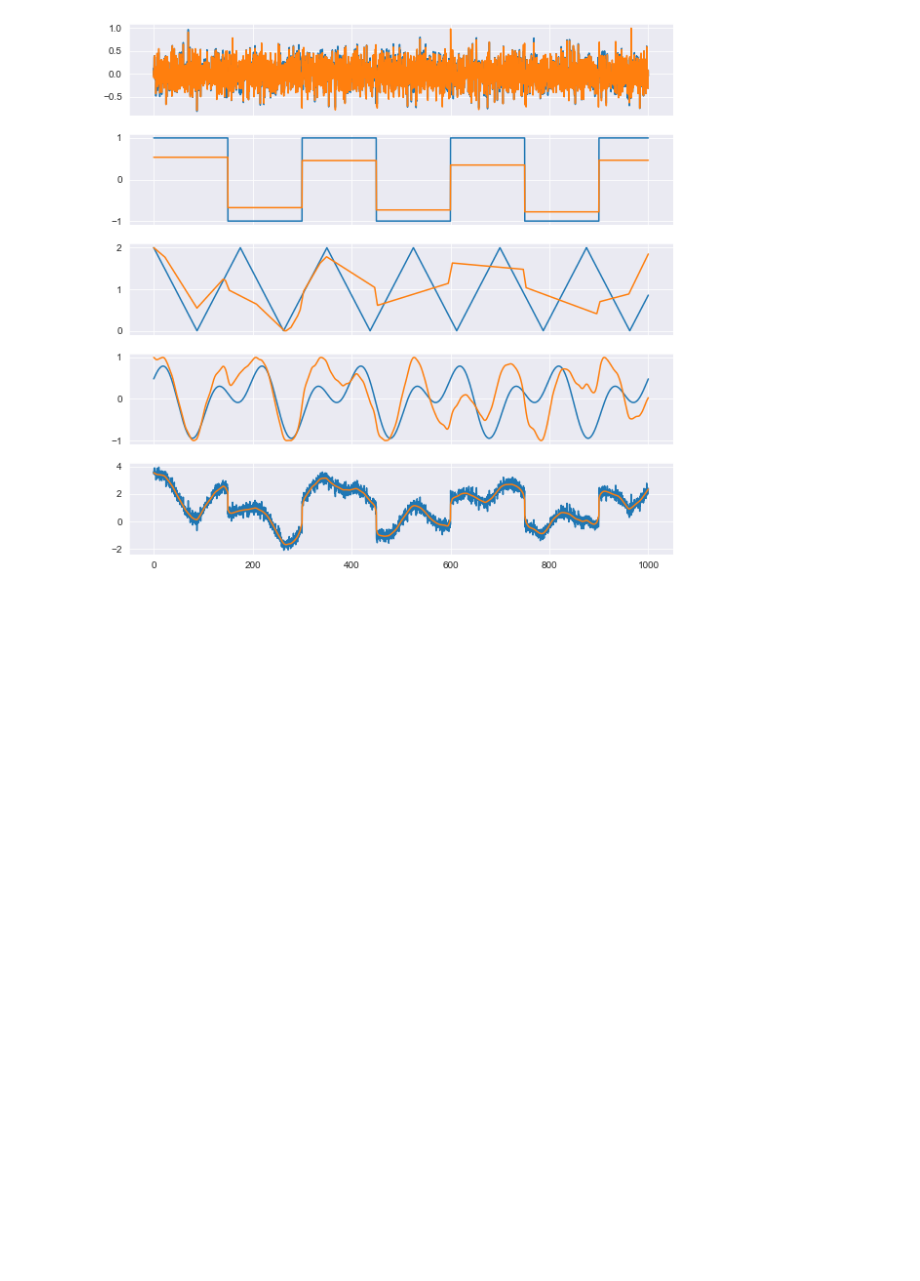
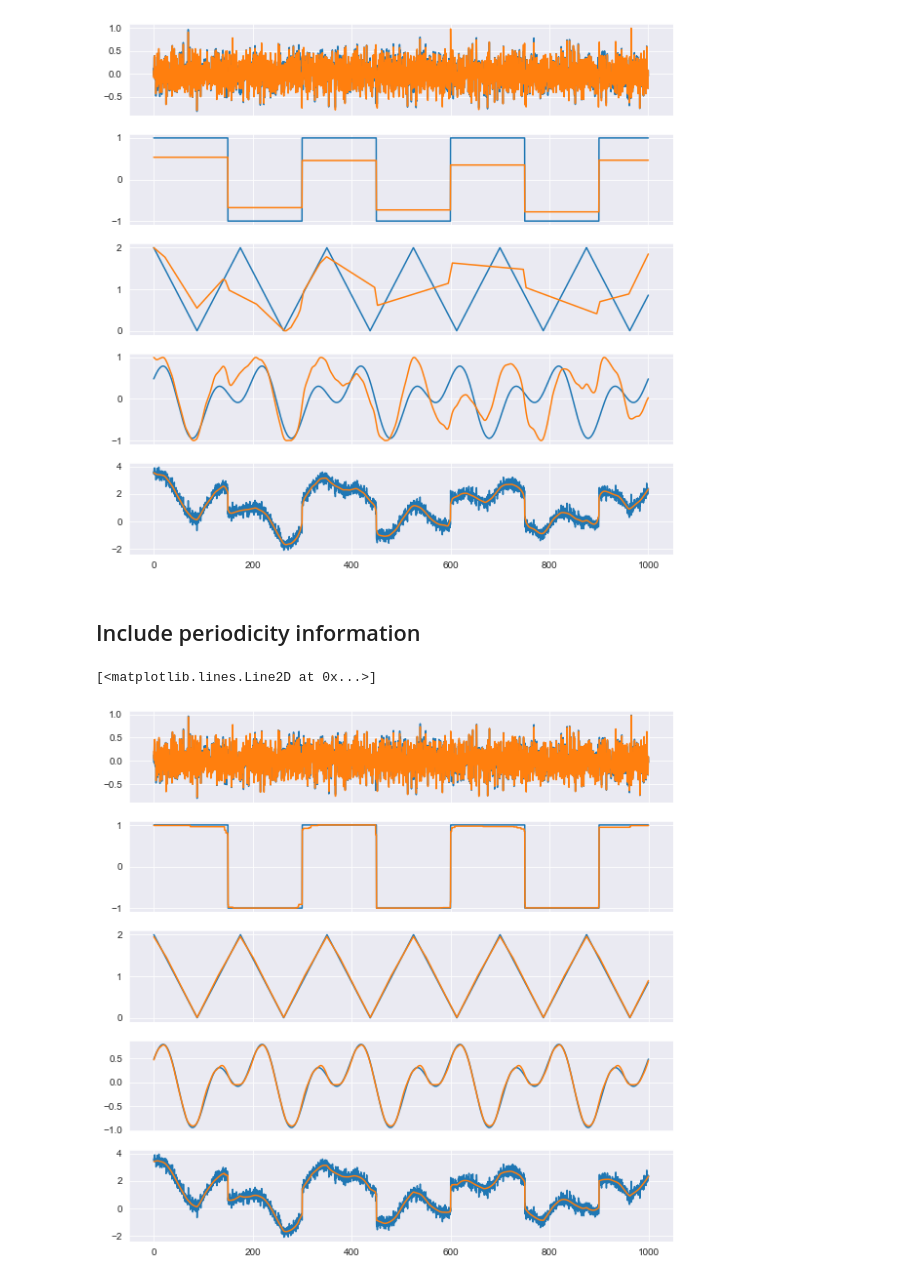
Before and after one commit to cvxgrp/signal-decomposition, a Jupyter notebook: notebooks/4SignalExample.ipynb, the cells around one changed output. Drawn from its saved outputs; the diff is of its cells as text; code cells hidden in the pictures; blank space fills up the shorter version.

Commit message:
update 4 signal example to use periodic constraint

```diff
--- a/notebooks/4SignalExample.ipynb
+++ b/notebooks/4SignalExample.ipynb
@@ -56,3 +65,12 @@ ax[4].plot(t, problem.estimates[1] + problem.estimates[2] + problem.estimates[3]
 # %% [output]
 [<matplotlib.lines.Line2D at 0x...>]
 [figure]
+# %% [markdown]
+## Include periodicity information
+# %%
+components = [GaussNoise, SparseFirstDiffConvex(vmin=-1, vmax=1),
+              SparseSecondDiffConvex(vmin=0, vmax=2, period=175*3),
+              SmoothSecondDifference(vmin=-1, vmax=1, period=600)]
+problem = Problem(data=y, components=components)
+# %%
+problem.weights.value = [1, 5, 20, 10000]
@@ -59,3 +79,18 @@ ax[4].plot(t, problem.estimates[1] + problem.estimates[2] + problem.estimates[3]
+# %%
+fig, ax = plt.subplots(nrows=5, sharex=True, sharey=False, figsize=(10, 10))
+ax[0].plot(t, c0)
+ax[0].plot(t, problem.estimates[0])
+ax[1].plot(t, c1)
+ax[1].plot(t, problem.estimates[1])
+ax[2].plot(t, c2)
+ax[2].plot(t, problem.estimates[2])
+ax[3].plot(t, c3)
+ax[3].plot(t, problem.estimates[3])
+ax[4].plot(t, y)
+ax[4].plot(t, problem.estimates[1] + problem.estimates[2] + problem.estimates[3])
+# %% [output]
+[<matplotlib.lines.Line2D at 0x...>]
+[figure, added]
 # %%
 param_search = np.logspace(-1, 5, 13)
 nvals = len(param_search) ** 3
```
Also changed, not shown: parts of 6 cells of this notebook.
